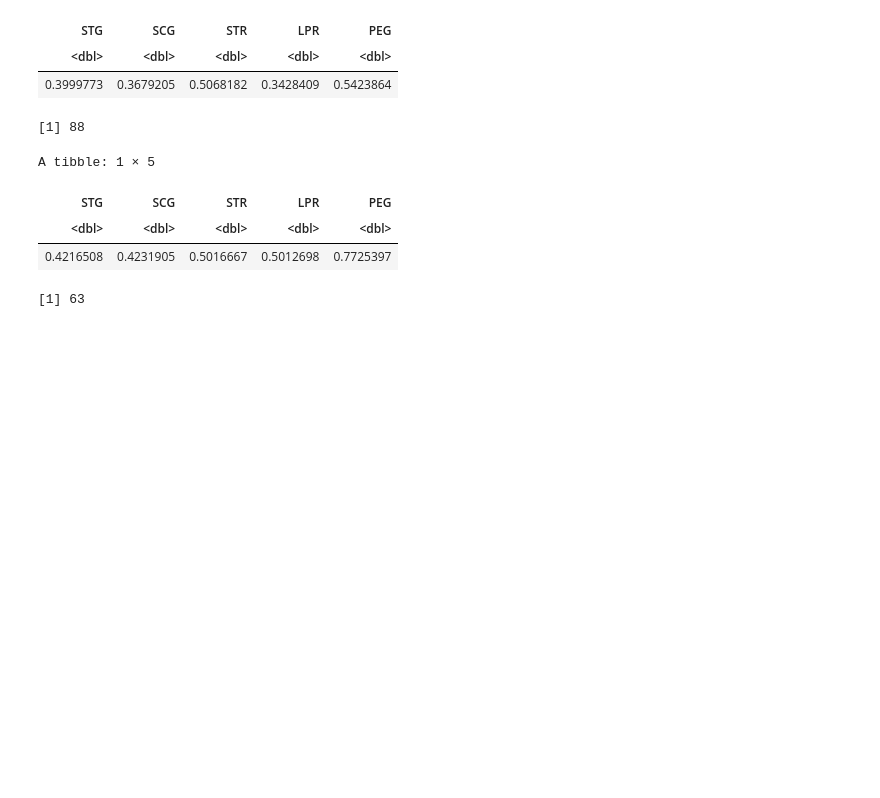
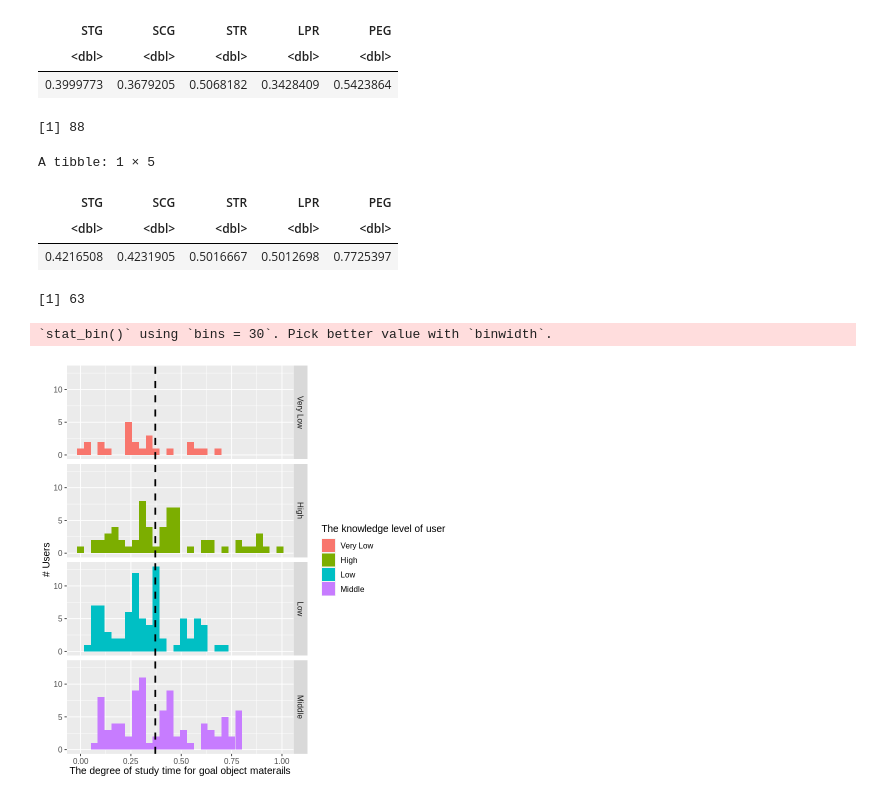
Before and after one commit to yingquanw/DSCI100-Project, a Jupyter notebook: project.ipynb, the cells around one changed output. Drawn from its saved outputs; the diff is of its cells as text; code cells hidden in the pictures; blank space fills up the shorter version.

Commit message:
Visualization added

```diff
--- a/project.ipynb
+++ b/project.ipynb
@@ -158,3 +158,18 @@ A tibble: 1 × 5
 | <dbl> | <dbl> | <dbl> | <dbl> | <dbl> |
 | 0.4216508 | 0.4231905 | 0.5016667 | 0.5012698 | 0.7725397 |
 [1] 63
+# %%
+# For users with different knowledge level, plot the distribution of each category's degree of study time
+# for goal object materails (STG), with the overall mean of STG.
+STG_plot <- user_training %>%
+    select(STG,UNS) %>%
+    ggplot(aes(x = STG, fill = UNS)) +
+    geom_histogram() +
+    facet_grid(rows = vars(UNS)) +
+    geom_vline(xintercept = 0.3711473, linetype = "dashed", size = 1.0) +
+    labs(x = "The degree of study time for goal object materails", y = "# Users", fill = "The knowledge level of user") +
+    theme(text = element_text(size = 12))
+STG_plot
+# %% [output]
+`stat_bin()` using `bins = 30`. Pick better value with `binwidth`.
+[figure, added]
```
Also changed, not shown: parts of 5 cells of this notebook.
